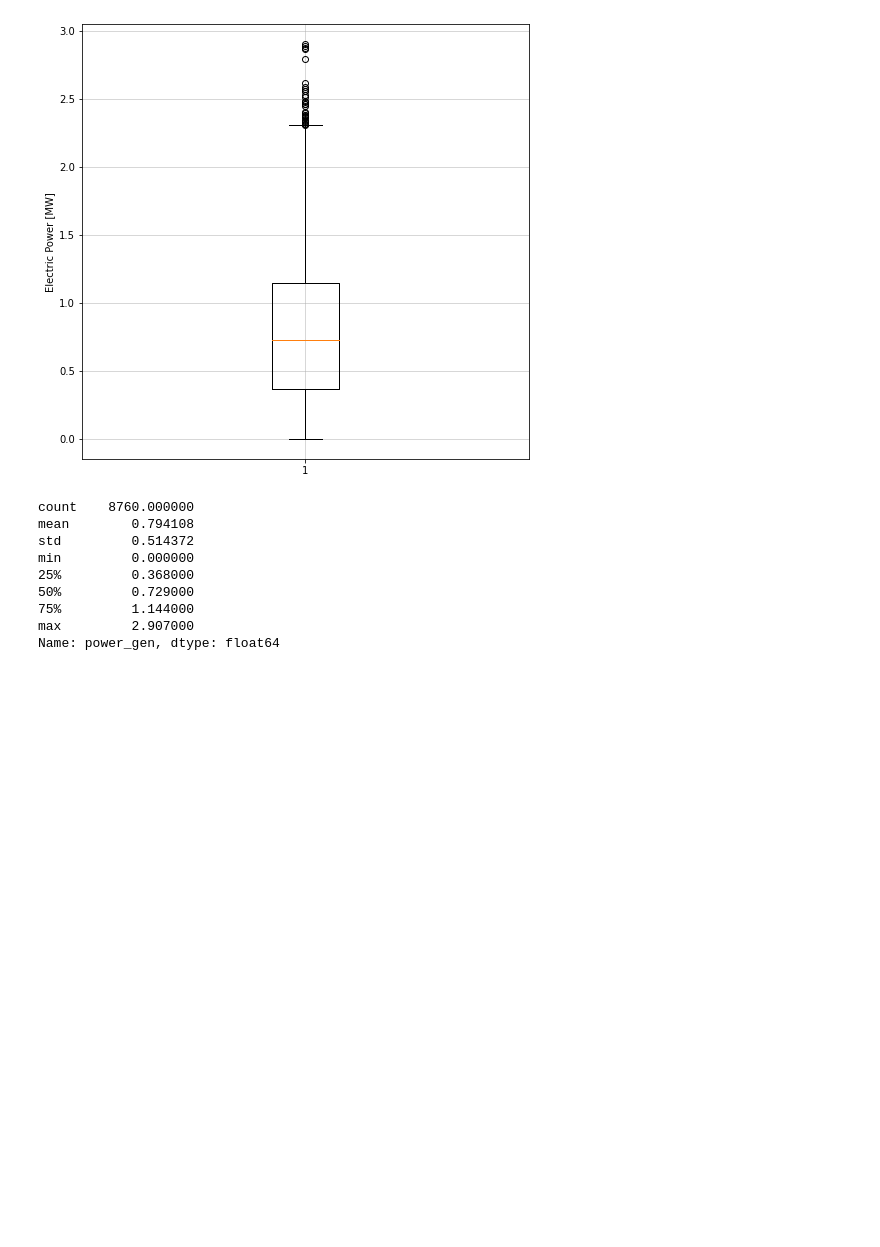
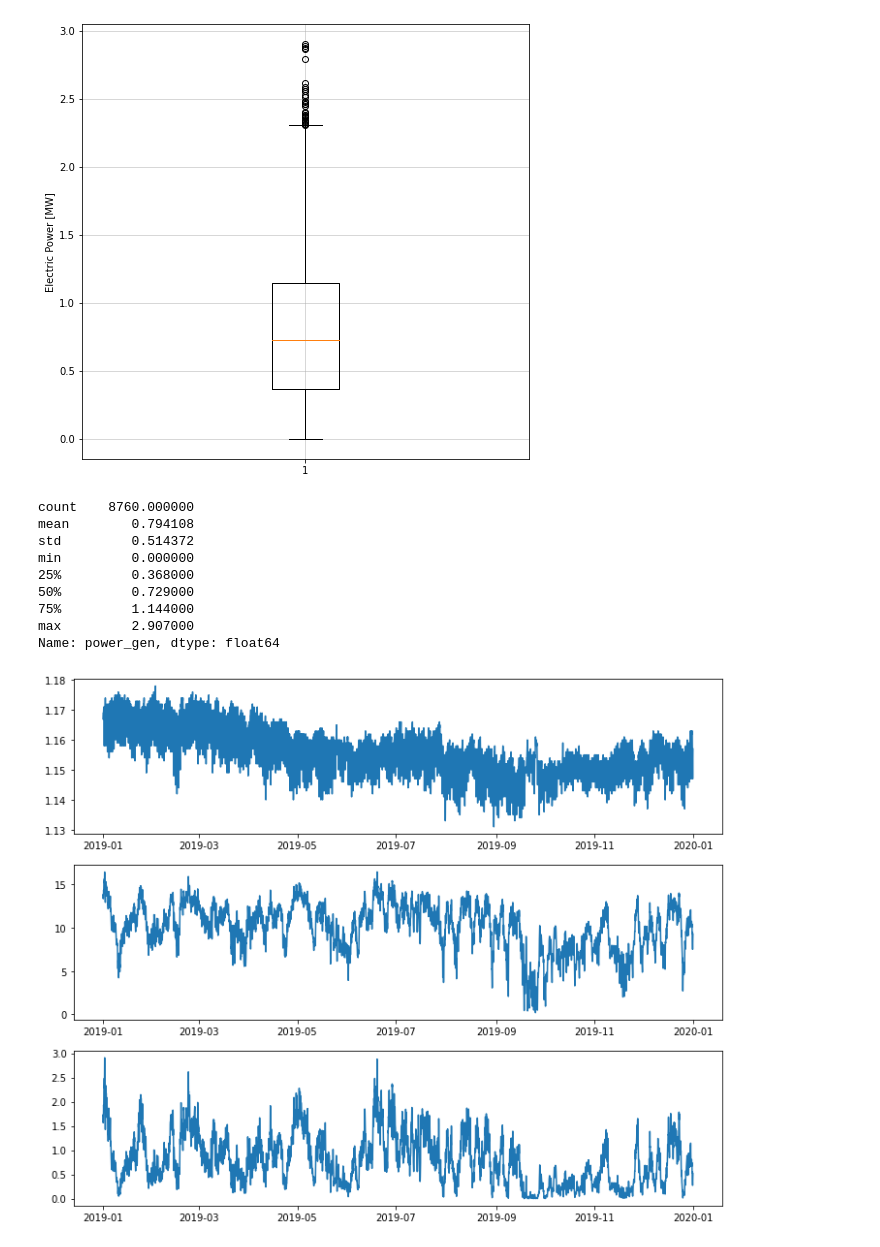
Before and after one commit to daniel-epm/guajira_wind_data, a Jupyter notebook: guajira_wind.ipynb, the cells around one changed output. Saved outputs shown, nothing was run; the diff lists cells and outputs as text; code cells hidden in the pictures; blank space fills up the shorter version.

```diff
--- a/guajira_wind.ipynb
+++ b/guajira_wind.ipynb
@@ -259,3 +259,11 @@ min         0.000000
 75%         1.144000
 max         2.907000
 Name: power_gen, dtype: float64
+# %%
+fig, ax = plt.subplots(3,1,figsize = (12,10))
+ax[0].plot(wind_df_copy.index, wind_df_copy["air_density"])
+ax[1].plot(wind_df_copy.index, wind_df_copy["wind_speed"])
+ax[2].plot(wind_df_copy.index, wind_df_copy["power_gen"])
+plt.show()
+# %% [output]
+[figure, added]
```
